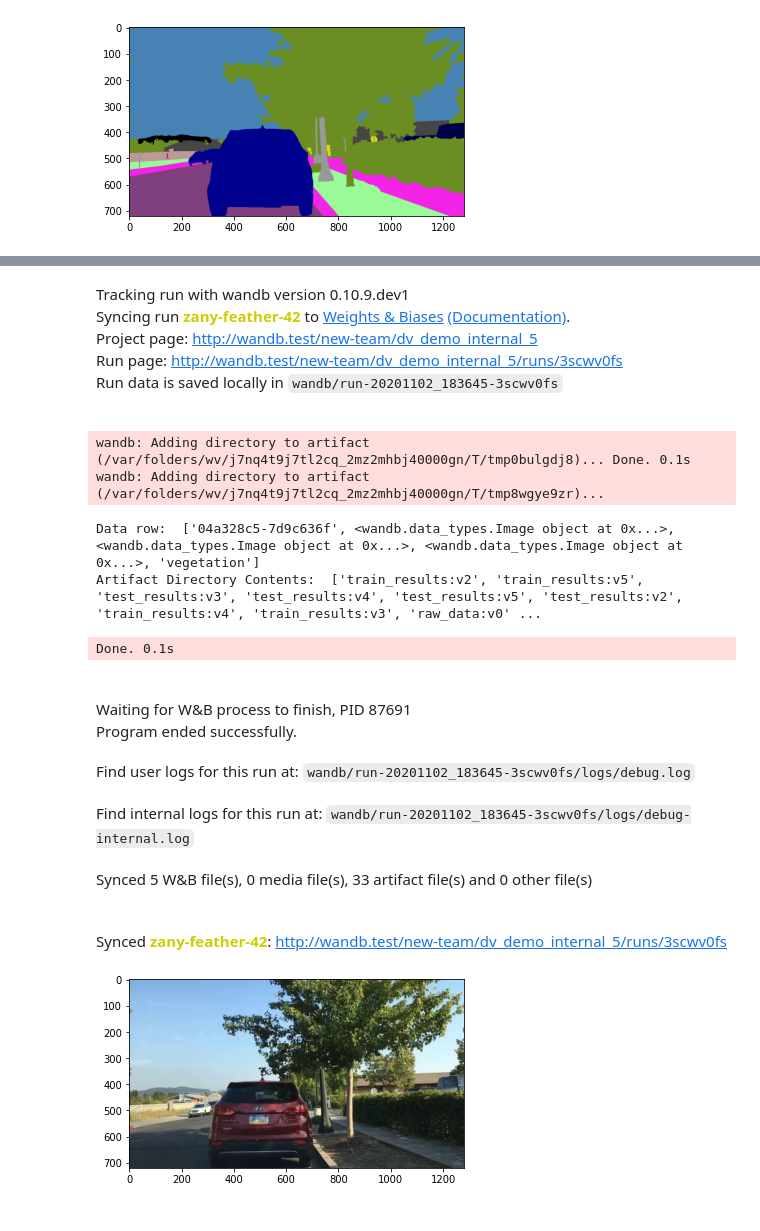
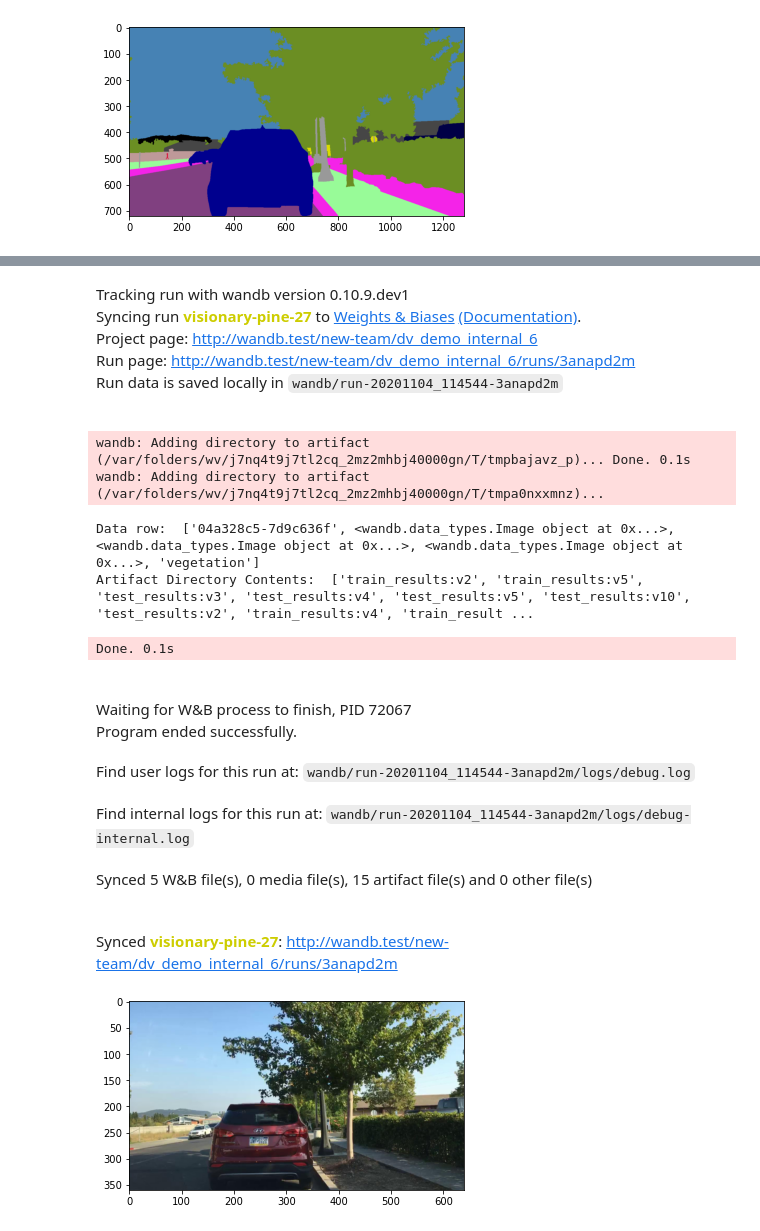
Before and after one commit to wandb/dsviz-demo, a Jupyter notebook: WandB_Dataset_Visualization-BoundingBoxes.ipynb, the cells around one changed output, grey strips where cells are left out. Drawn from its saved outputs; the diff is of its cells as text; code cells hidden in the pictures.

Commit message:
beginning demo refactor;;

```diff
--- a/WandB_Dataset_Visualization-BoundingBoxes.ipynb
+++ b/WandB_Dataset_Visualization-BoundingBoxes.ipynb
@@ -20,9 +24,4 @@ You should consider upgrading via the 'pip install --upgrade pip' command.
 # %%
 import os
 os.environ["WANDB_BASE_URL"] = "http://api.wandb.test"
-WANDB_PROJECT = "dv_demo_internal_5"
-import matplotlib.pyplot as plt
-import cv2 # opencv-python
-import numpy as np
-import wandb
-import random
+WANDB_PROJECT = "dv_demo_internal_6"
@@ -107,7 +125,7 @@ show_image(get_color_label_image_path(0))
 # First, we will build our dataset for later use. We will do this in a WandB Run.
 # Note, this (and all other runs) can be performed at different time, machines, or environments.
 
-NUM_EXAMPLES = 10
+NUM_EXAMPLES = 3
 
 with wandb.init(project=WANDB_PROJECT, job_type="create_dataset", config={
         "num_examples": NUM_EXAMPLES
@@ -116,25 +134,25 @@ with wandb.init(project=WANDB_PROJECT, job_type="create_dataset", config={
 
     # Setup a WandB Classes object. This will give additional metadata for visuals
     class_set = wandb.Classes(
-        [{'name': name, 'id': id} for name, id in zip(BDD_CLASSES, BDD_IDS)])
+        [{'name': name, 'id': id} for name, id in zip(util.BDD_CLASSES, util.BDD_IDS)])
 
     # Setup a WandB Table object to hold our dataset
     table = wandb.Table(["id", "train_image", "colored_image", "label_mask", "dominant_class"])
 
     # Fill up the table
     for ndx in range(config["num_examples"]):
-        example = wandb.Image(get_train_image_path(ndx), classes=class_set, masks={
+        example = wandb.Image(util.downscale_image(cv2.cvtColor(cv2.imread(util.get_train_image_path(ndx)), cv2.COLOR_BGR2RGB), 2), classes=class_set, masks={
             "ground_truth": {
-                "path": get_label_image_path(ndx), # This will generate a nice overlay in the UI
+                "mask_data": util.downsample_image(cv2.imread(util.get_label_image_path(ndx))[:,:,0] , 2)
             },
         }, boxes={
             "ground_truth": {
-                "box_data": mask_to_bounding(get_label_image_path(ndx))
+                "box_data": util.mask_to_bounding(util.downsample_image(cv2.imread(util.get_label_image_path(ndx))[:,:,0], 2))
             }
         })
-        color_label = wandb.Image(get_color_label_image_path(ndx), classes=class_set)
-        label_mask = wandb.Image(get_label_image_path(ndx), classes=class_set)
-        table.add_data(train_ids[ndx], example, color_label, label_mask, BDD_CLASSES[get_dominant_id_ndx(label_mask)])
+        color_label = wandb.Image(util.downscale_image(cv2.cvtColor(cv2.imread(util.get_color_label_image_path(ndx)), cv2.COLOR_BGR2RGB), 2), classes=class_set)
+        label_mask = wandb.Image(util.downscale_image(cv2.imread(util.get_label_image_path(ndx))[:,:,0], 2), classes=class_set)
+        table.add_data(util.train_ids[ndx], example, color_label, label_mask, util.BDD_CLASSES[util.get_dominant_id_ndx(label_mask)])
 
     # Create an Artifact (versioned folder)
     artifact = wandb.Artifact(name="raw_data", type="database")
@@ -165,47 +183,47 @@ with wandb.init(project=WANDB_PROJECT, job_type="split_dataset") as run:
     # Get the latest version of the artifact
     dataset_artifact = run.use_artifact("raw_data:latest")
     data_table = dataset_artifact.get("raw_examples")
 
     # Print a row
     print("Data row: ", data_table.data[0])
 
     # Show the image
-    plt.imshow(data_table.data[0][1]._image)
+    util.show_image(data_table.data[0][1]._image)
 
     # Notice that a new directory was made: artifacts which is managed by wandb
     print("Artifact Directory Contents: ", os.listdir("artifacts"))
 
     # Now we can build two separate artifacts for later use.
     train_count = int(len(data_table.data) * .7)
     train_table = wandb.Table(columns=data_table.columns, data=data_table.data[:train_count])
     test_table = wandb.Table(columns=data_table.columns, data=data_table.data[train_count:])
 
     train_artifact = wandb.Artifact("train_data", "database")
     test_artifact = wandb.Artifact("test_data", "database")
 
     train_artifact.add(train_table, "train_table")
     test_artifact.add(test_table, "test_table")
 
     run.log_artifact(train_artifact)
     run.log_artifact(test_artifact)
 # %% [output]
 Tracking run with wandb version 0.10.9.dev1
-Syncing run zany-feather-42 to Weights & Biases (Documentation).
-Project page: http://wandb.test/new-team/dv_demo_internal_5
-Run page: http://wandb.test/new-team/dv_demo_internal_5/runs/3scwv0fs
-Run data is saved locally in wandb/run-20201102_183645-3scwv0fs
+Syncing run visionary-pine-27 to Weights & Biases (Documentation).
+Project page: http://wandb.test/new-team/dv_demo_internal_6
+Run page: http://wandb.test/new-team/dv_demo_internal_6/runs/3anapd2m
+Run data is saved locally in wandb/run-20201104_114544-3anapd2m
-wandb: Adding directory to artifact (/var/folders/wv/j7nq4t9j7tl2cq_2mz2mhbj40000gn/T/tmp0bulgdj8)... Done. 0.1s
-wandb: Adding directory to artifact (/var/folders/wv/j7nq4t9j7tl2cq_2mz2mhbj40000gn/T/tmp8wgye9zr)...
+wandb: Adding directory to artifact (/var/folders/wv/j7nq4t9j7tl2cq_2mz2mhbj40000gn/T/tmpbajavz_p)... Done. 0.1s
+wandb: Adding directory to artifact (/var/folders/wv/j7nq4t9j7tl2cq_2mz2mhbj40000gn/T/tmpa0nxxmnz)...
 Data row:  ['04a328c5-7d9c636f', <wandb.data_types.Image object at 0x...>, <wandb.data_types.Image object at 0x...>, <wandb.data_types.Image object at 0x...>, 'vegetation']
-Artifact Directory Contents:  ['train_results:v2', 'train_results:v5', 'test_results:v3', 'test_results:v4', 'test_results:v5', 'test_results:v2', 'train_results:v4', 'train_results:v3', 'raw_data:v0' ...
+Artifact Directory Contents:  ['train_results:v2', 'train_results:v5', 'test_results:v3', 'test_results:v4', 'test_results:v5', 'test_results:v10', 'test_results:v2', 'train_results:v4', 'train_result ...
 Done. 0.1s
-Waiting for W&B process to finish, PID 87691
+Waiting for W&B process to finish, PID 72067
 Program ended successfully.
-Find user logs for this run at: wandb/run-20201102_183645-3scwv0fs/logs/debug.log
+Find user logs for this run at: wandb/run-20201104_114544-3anapd2m/logs/debug.log
-Find internal logs for this run at: wandb/run-20201102_183645-3scwv0fs/logs/debug-internal.log
+Find internal logs for this run at: wandb/run-20201104_114544-3anapd2m/logs/debug-internal.log
-Synced 5 W&B file(s), 0 media file(s), 33 artifact file(s) and 0 other file(s)
+Synced 5 W&B file(s), 0 media file(s), 15 artifact file(s) and 0 other file(s)
-Synced zany-feather-42: http://wandb.test/new-team/dv_demo_internal_5/runs/3scwv0fs
+Synced visionary-pine-27: http://wandb.test/new-team/dv_demo_internal_6/runs/3anapd2m
-[figure, old version]
+[figure, new version]
 # %%
 # Next, we will train a model to predict the different regions. This tutorial is not
 # focused on model training, so we will keep things simple
```
Also changed, not shown: parts of 18 cells of this notebook, 2 other files.
